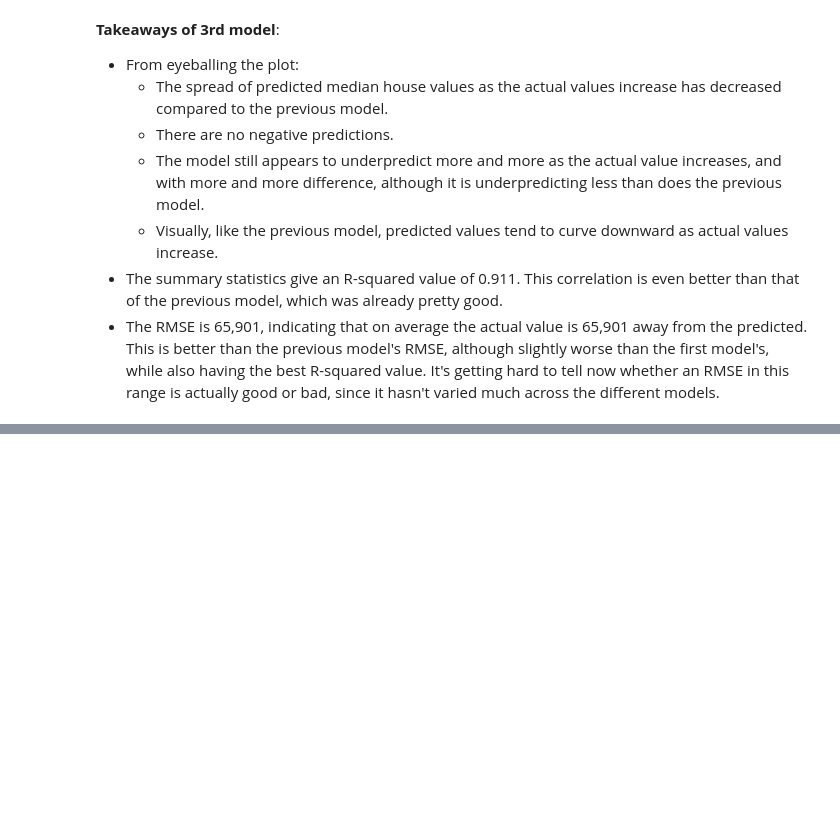
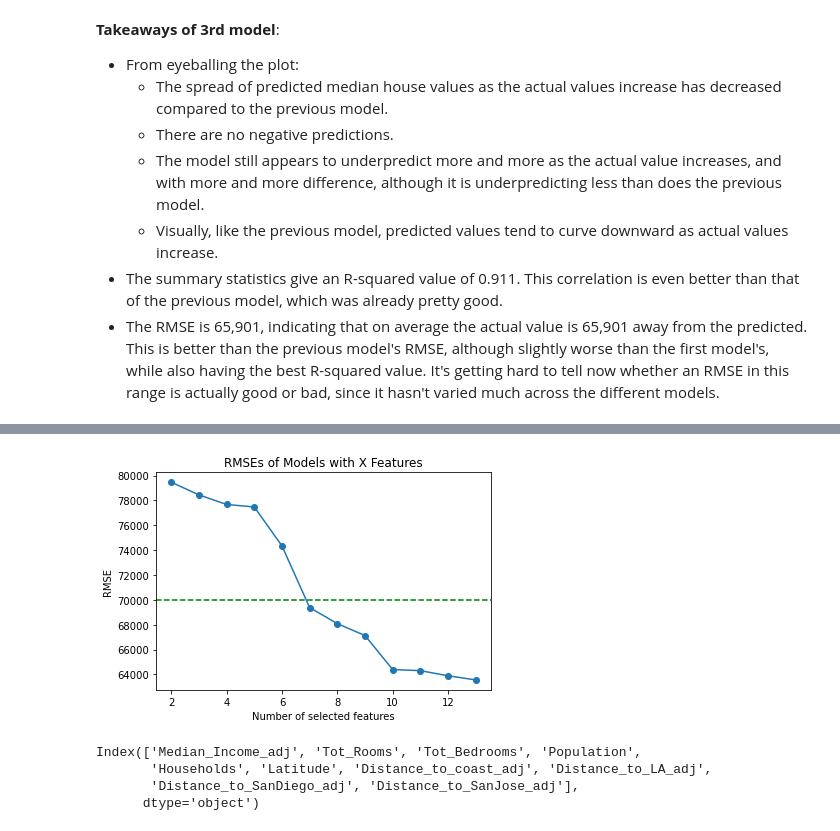
Before and after one commit to danielpickett369/Springboard-Capstone-2, a Jupyter notebook: Capstone 2, Step 5.ipynb, the cells around one changed output, grey strips where cells are left out. Drawn from its saved outputs; the diff is of its cells as text; code cells hidden in the pictures; blank space fills up the shorter version.

```diff
--- a/Capstone 2, Step 5.ipynb
+++ b/Capstone 2, Step 5.ipynb
@@ -567,0 +531,24 @@ __Questions__:
+# %%
+plt.plot(range(2, 14), select_num_rmse_array, marker = 'o')
+plt.axhline(y = 70000, color = 'green', ls = '--')
+plt.xlabel('Number of selected features')
+plt.ylabel('RMSE')
+plt.title('RMSEs of Models with X Features')
+plt.show()
+# %% [output]
+[figure, added]
+# %%
+# Because no more significant increases in R^2 or dropoffs in error occur when using more than 10 features, we will use 10 features in the model.
+# Determine features to use in model.
+
+select_num = 10
+select = SelectKBest(k = select_num)
+X_train_select = select.fit_transform(X_train, y_train)
+selected = select.get_support()
+cols_selected = X_train.columns[selected]
+cols_selected
+# %% [output]
+Index(['Median_Income_adj', 'Tot_Rooms', 'Tot_Bedrooms', 'Population',
+       'Households', 'Latitude', 'Distance_to_coast_adj', 'Distance_to_LA_adj',
+       'Distance_to_SanDiego_adj', 'Distance_to_SanJose_adj'],
+      dtype='object')
```
Also changed, not shown: parts of 54 cells of this notebook.
